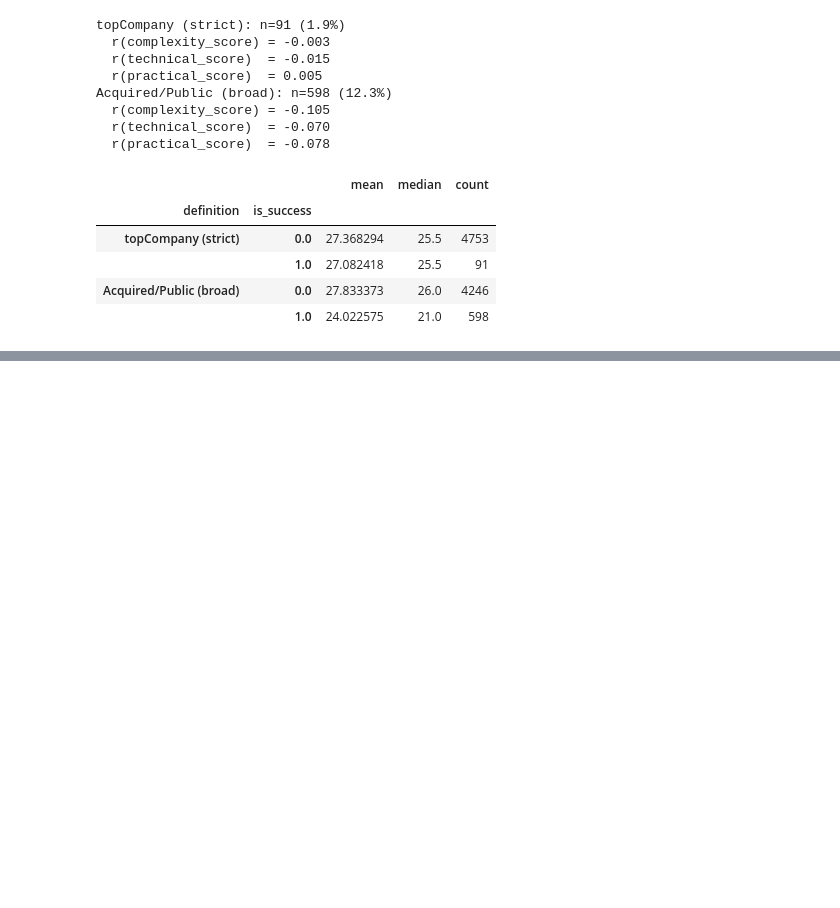
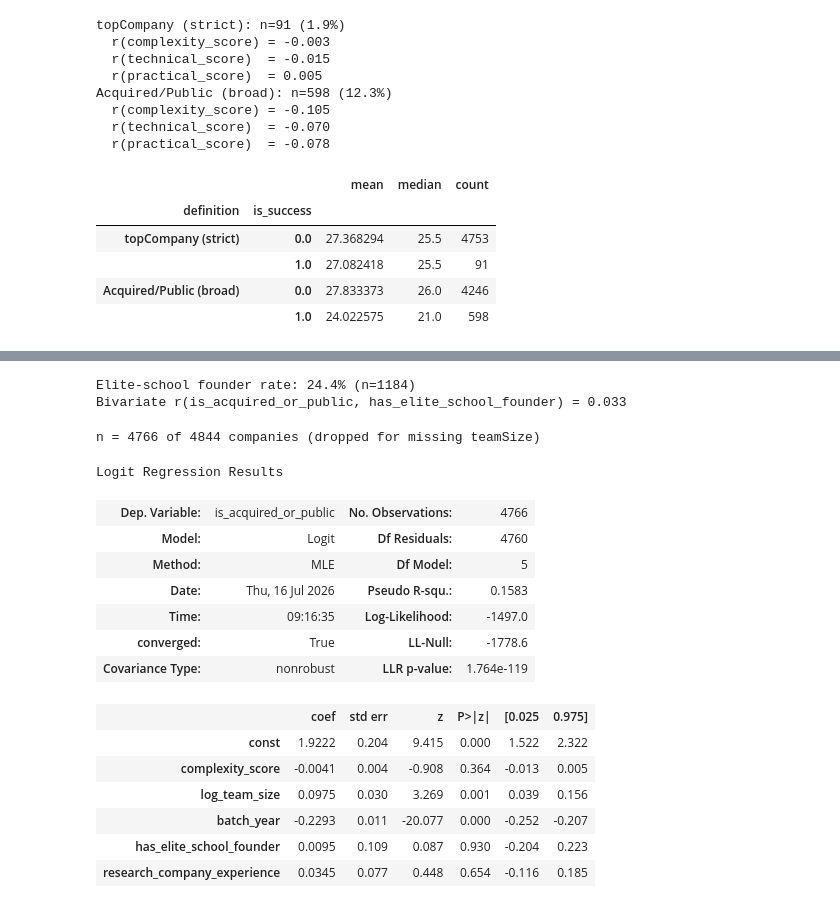
Before and after one commit to Ledsav/y-combinator-analysis, a Jupyter notebook: notebooks/complexity_analysis.ipynb, the cells around one changed output, grey strips where cells are left out. Saved outputs shown, nothing was run; the diff lists cells and outputs as text; code cells hidden in the pictures; blank space fills up the shorter version.

```diff
--- a/notebooks/complexity_analysis.ipynb
+++ b/notebooks/complexity_analysis.ipynb
@@ -18,6 +18,8 @@ features_df = pd.read_parquet(REPO_ROOT / "data" / "processed" / "features" / "c
 companies_df = pd.read_csv(REPO_ROOT / "data" / "processed" / "step3_enriched" / "companies_enriched.csv")
 industries_df = pd.read_csv(REPO_ROOT / "data" / "processed" / "step3_enriched" / "industries_enriched.csv")
 badges_df = pd.read_csv(REPO_ROOT / "data" / "processed" / "step3_enriched" / "badges_enriched.csv")
+founders_df = pd.read_csv(REPO_ROOT / "data" / "processed" / "step3_enriched" / "founders_enriched.csv")
+schools_df = pd.read_csv(REPO_ROOT / "data" / "processed" / "step3_enriched" / "schools_enriched.csv")
 
 merged = scores_df.merge(companies_df[["id", "teamSize"]], on="id", how="left")
 merged["log_team_size"] = np.log1p(merged["teamSize"])
@@ -318,0 +327,43 @@ success_group_means
+# %%
+import statsmodels.api as sm
+
+elite_pattern = "Stanford|Massachusetts Institute of Technology|\\bMIT\\b|Harvard|University of California, Berkeley"
+elite_hnids = set(schools_df.loc[schools_df["school"].str.contains(elite_pattern, case=False, na=False, regex=True), "hnid"])
+founders_df["is_elite_school"] = founders_df["hnid"].isin(elite_hnids)
+elite_by_company = founders_df.groupby("company_slug")["is_elite_school"].any().reset_index(name="has_elite_school_founder")
+
+merged = merged.merge(elite_by_company, left_on="slug", right_on="company_slug", how="left")
+merged["has_elite_school_founder"] = merged["has_elite_school_founder"].fillna(False).astype(float)
+merged["batch_year"] = merged["batch"].str[1:].astype(int)
+
+print(f"Elite-school founder rate: {merged['has_elite_school_founder'].mean():.1%} (n={int(merged['has_elite_school_founder'].sum())})")
+print(f"Bivariate r(is_acquired_or_public, has_elite_school_founder) = {merged['is_acquired_or_public'].corr(merged['has_elite_school_founder']):.3f}")
+# %% [output]
+Elite-school founder rate: 24.4% (n=1184)
+Bivariate r(is_acquired_or_public, has_elite_school_founder) = 0.033
+# %%
+reg_cols = ["complexity_score", "log_team_size", "batch_year", "has_elite_school_founder", "research_company_experience"]
+reg_df = merged.dropna(subset=reg_cols)
+print(f"n = {len(reg_df)} of {len(merged)} companies (dropped for missing teamSize)")
+
+X = sm.add_constant(reg_df[reg_cols])
+y = reg_df["is_acquired_or_public"]
+logit_model = sm.Logit(y, X).fit(disp=0)
+logit_model.summary()
+# %% [output]
+n = 4766 of 4844 companies (dropped for missing teamSize)
+Logit Regression Results
+| Dep. Variable: | is_acquired_or_public | No. Observations: | 4766 |
+| Model: | Logit | Df Residuals: | 4760 |
+| Method: | MLE | Df Model: | 5 |
+| Date: | Thu, 16 Jul 2026 | Pseudo R-squ.: | 0.1583 |
+| Time: | 09:16:35 | Log-Likelihood: | -1497.0 |
+| converged: | True | LL-Null: | -1778.6 |
+| Covariance Type: | nonrobust | LLR p-value: | 1.764e-119 |
+|  | coef | std err | z | P>|z| | [0.025 | 0.975] |
+| const | 1.9222 | 0.204 | 9.415 | 0.000 | 1.522 | 2.322 |
+| complexity_score | -0.0041 | 0.004 | -0.908 | 0.364 | -0.013 | 0.005 |
+| log_team_size | 0.0975 | 0.030 | 3.269 | 0.001 | 0.039 | 0.156 |
+| batch_year | -0.2293 | 0.011 | -20.077 | 0.000 | -0.252 | -0.207 |
+| has_elite_school_founder | 0.0095 | 0.109 | 0.087 | 0.930 | -0.204 | 0.223 |
+| research_company_experience | 0.0345 | 0.077 | 0.448 | 0.654 | -0.116 | 0.185 |
```
Also changed, not shown: parts of 4 cells of this notebook, 5 other files.
